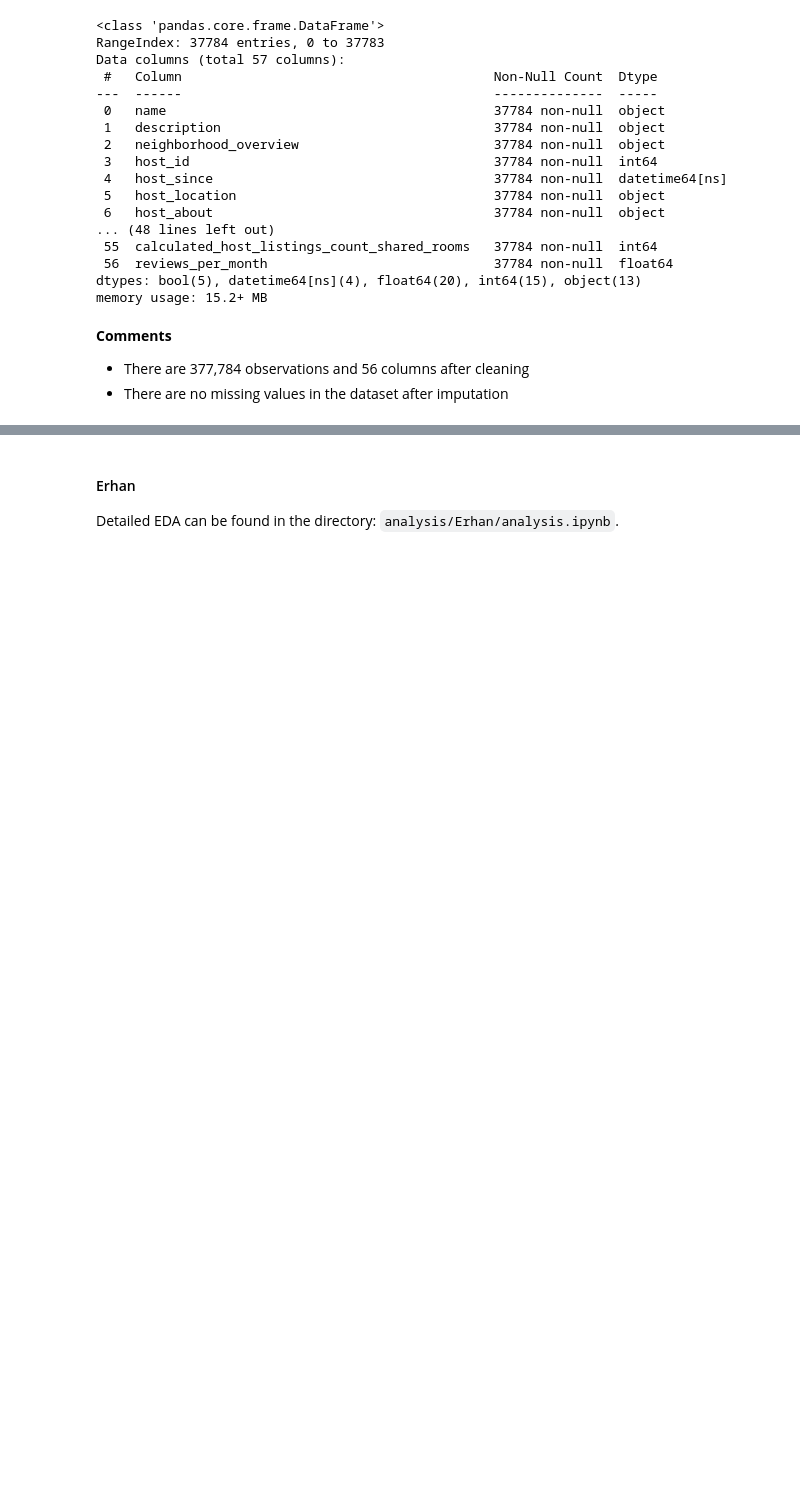
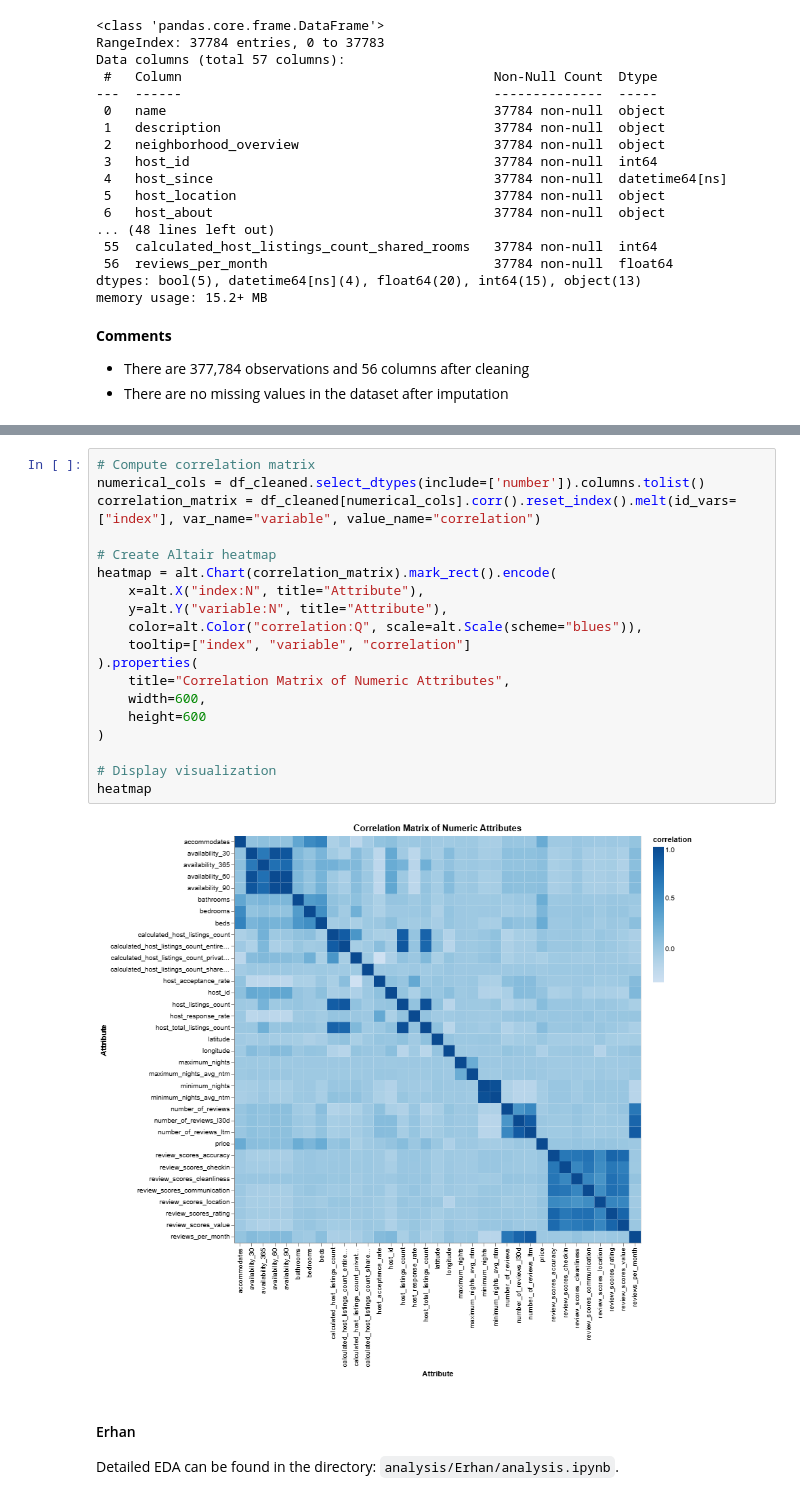
Before and after one commit to erhanjaved/airbnb, a Jupyter notebook: analysis/Carol/PM2-Copy1.ipynb, the cells around one changed output, grey strips where cells are left out. Drawn from its saved outputs; the diff is of its cells as text; blank space fills up the shorter version.

```diff
--- a/analysis/Carol/PM2-Copy1.ipynb
+++ b/analysis/Carol/PM2-Copy1.ipynb
@@ -209,6 +209,27 @@ df_cleaned.describe(include=['object'])
 | unique | 36058 | 31140 | 15117 | 988 | 11654 | 5 | ... |
 | top | Water View King Bed Hotel Room | No description available | No overview available | New York, NY | We’re Blueground, a global propte... | No response time | ... |
 | freq | 30 | 973 | 17177 | 22469 | 17326 | 15585 | ... |
+# %%
+# Compute correlation matrix
+numerical_cols = df_cleaned.select_dtypes(include=['number']).columns.tolist()
+correlation_matrix = df_cleaned[numerical_cols].corr().reset_index().melt(id_vars=["index"], var_name="variable", value_name="correlation")
+
+# Create Altair heatmap
+heatmap = alt.Chart(correlation_matrix).mark_rect().encode(
+    x=alt.X("index:N", title="Attribute"),
+    y=alt.Y("variable:N", title="Attribute"),
+    color=alt.Color("correlation:Q", scale=alt.Scale(scheme="blues")),
+    tooltip=["index", "variable", "correlation"]
+).properties(
+    title="Correlation Matrix of Numeric Attributes",
+    width=600,
+    height=600
+)
+
+# Display visualization
+heatmap
+# %% [output]
+[figure, added]
 # %% [markdown]
 #### Erhan
 Detailed EDA can be found in the directory: `analysis/Erhan/analysis.ipynb`.
```
Also changed, not shown: parts of 8 cells of this notebook.
